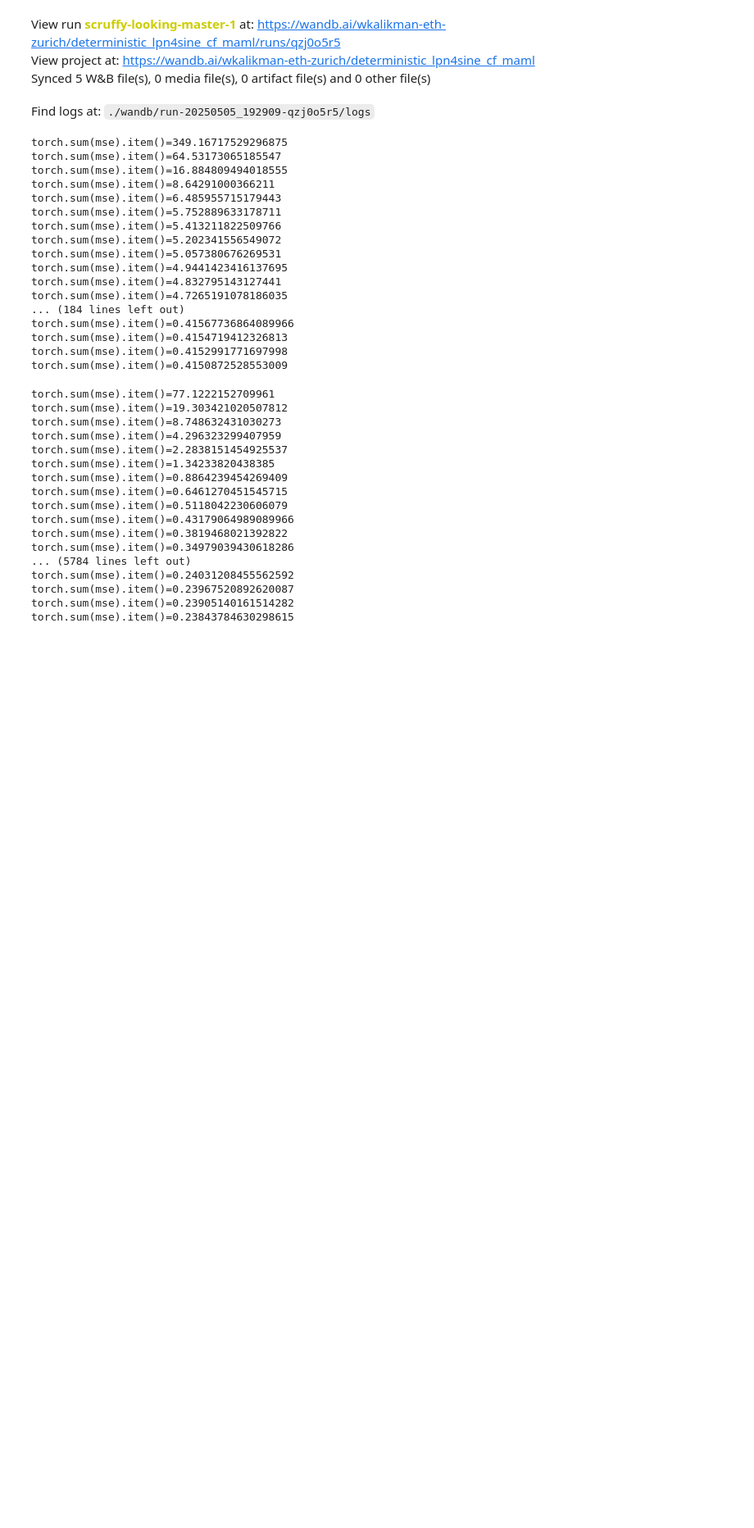
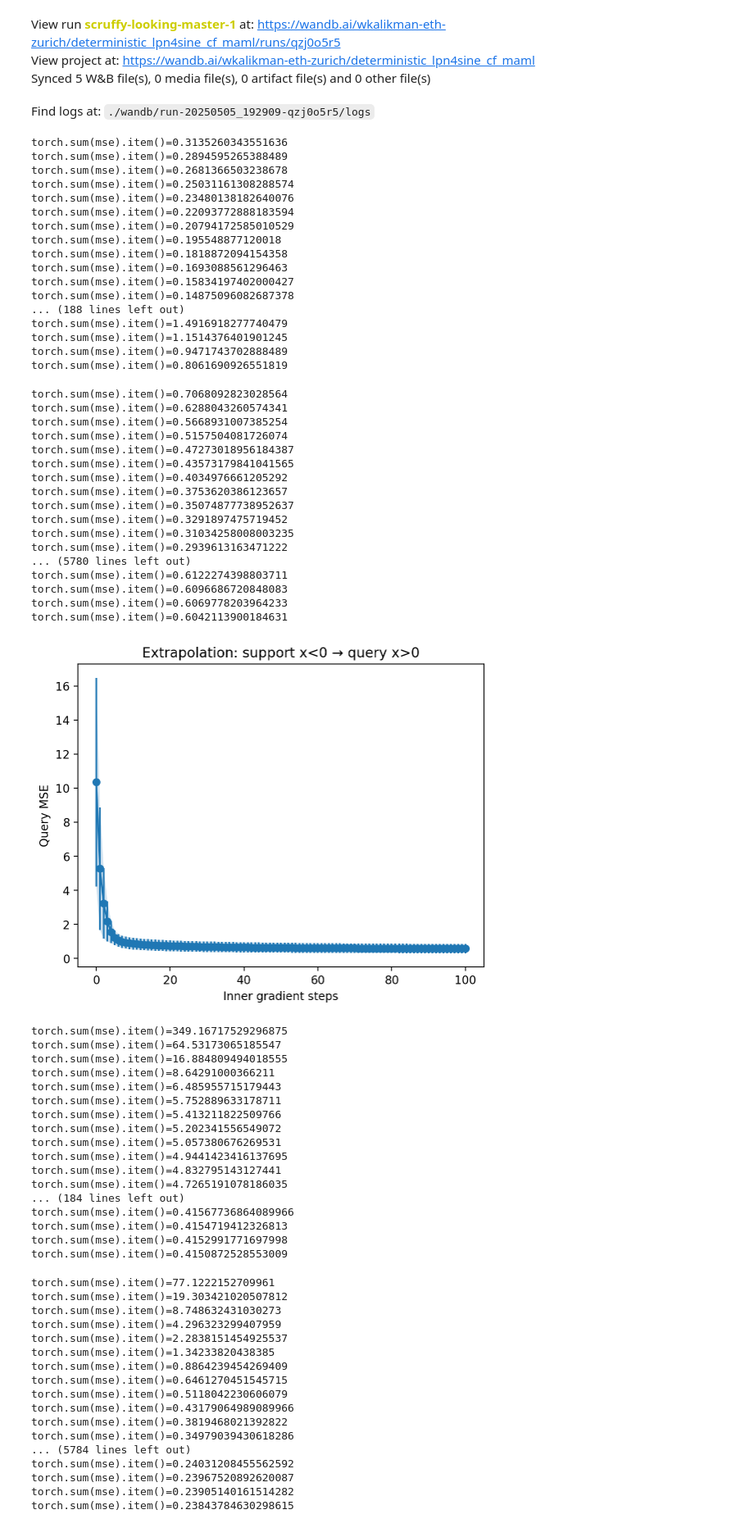
Before and after one commit to severinbratus/pmlr25-lpn, a Jupyter notebook: src/lpn4sine_deterministic.ipynb, the cells around one changed output. Shown at 82% size. Saved outputs shown, nothing was run; the diff lists cells and outputs as text; code cells hidden in the pictures; blank space fills up the shorter version.

Commit message:
added extrapolation testing with s<0 q>0

```diff
--- a/src/lpn4sine_deterministic.ipynb
+++ b/src/lpn4sine_deterministic.ipynb
@@ -240,3 +335,50 @@ Find logs at: ./wandb/run-20250505_192909-qzj0o5r5/logs
+# %%
+# assuming your lpn & data_gen are already on device...
+metaeval_losses_ex, mu_ex, ci_ex = evaluate_extrapolation_lpn(
+    lpn,
+    data_gen,
+    device,
+    n_test_tasks=60,
+    n_support=10,
+    n_query=10,
+    inner_steps=100
+)
+# %% [output]
+torch.sum(mse).item()=0.3135260343551636
+torch.sum(mse).item()=0.2894595265388489
+torch.sum(mse).item()=0.2681366503238678
+torch.sum(mse).item()=0.25031161308288574
+torch.sum(mse).item()=0.23480138182640076
+torch.sum(mse).item()=0.22093772888183594
+torch.sum(mse).item()=0.20794172585010529
+torch.sum(mse).item()=0.195548877120018
+torch.sum(mse).item()=0.1818872094154358
+torch.sum(mse).item()=0.1693088561296463
+torch.sum(mse).item()=0.15834197402000427
+torch.sum(mse).item()=0.14875096082687378
+... (188 lines left out)
+torch.sum(mse).item()=1.4916918277740479
+torch.sum(mse).item()=1.1514376401901245
+torch.sum(mse).item()=0.9471743702888489
+torch.sum(mse).item()=0.8061690926551819
+torch.sum(mse).item()=0.7068092823028564
+torch.sum(mse).item()=0.6288043260574341
+torch.sum(mse).item()=0.5668931007385254
+torch.sum(mse).item()=0.5157504081726074
+torch.sum(mse).item()=0.47273018956184387
+torch.sum(mse).item()=0.43573179841041565
+torch.sum(mse).item()=0.4034976661205292
+torch.sum(mse).item()=0.3753620386123657
+torch.sum(mse).item()=0.35074877738952637
+torch.sum(mse).item()=0.3291897475719452
+torch.sum(mse).item()=0.31034258008003235
+torch.sum(mse).item()=0.2939613163471222
+... (5780 lines left out)
+torch.sum(mse).item()=0.6122274398803711
+torch.sum(mse).item()=0.6096686720848083
+torch.sum(mse).item()=0.6069778203964233
+torch.sum(mse).item()=0.6042113900184631
+[figure, added]
 # %%
 metaeval_losses, metaeval_mu, metaeval_ci = evaluate_deterministic_lpn(lpn, device)
 # %% [output]
```
Also changed, not shown: parts of 5 cells of this notebook, 1 other file.
